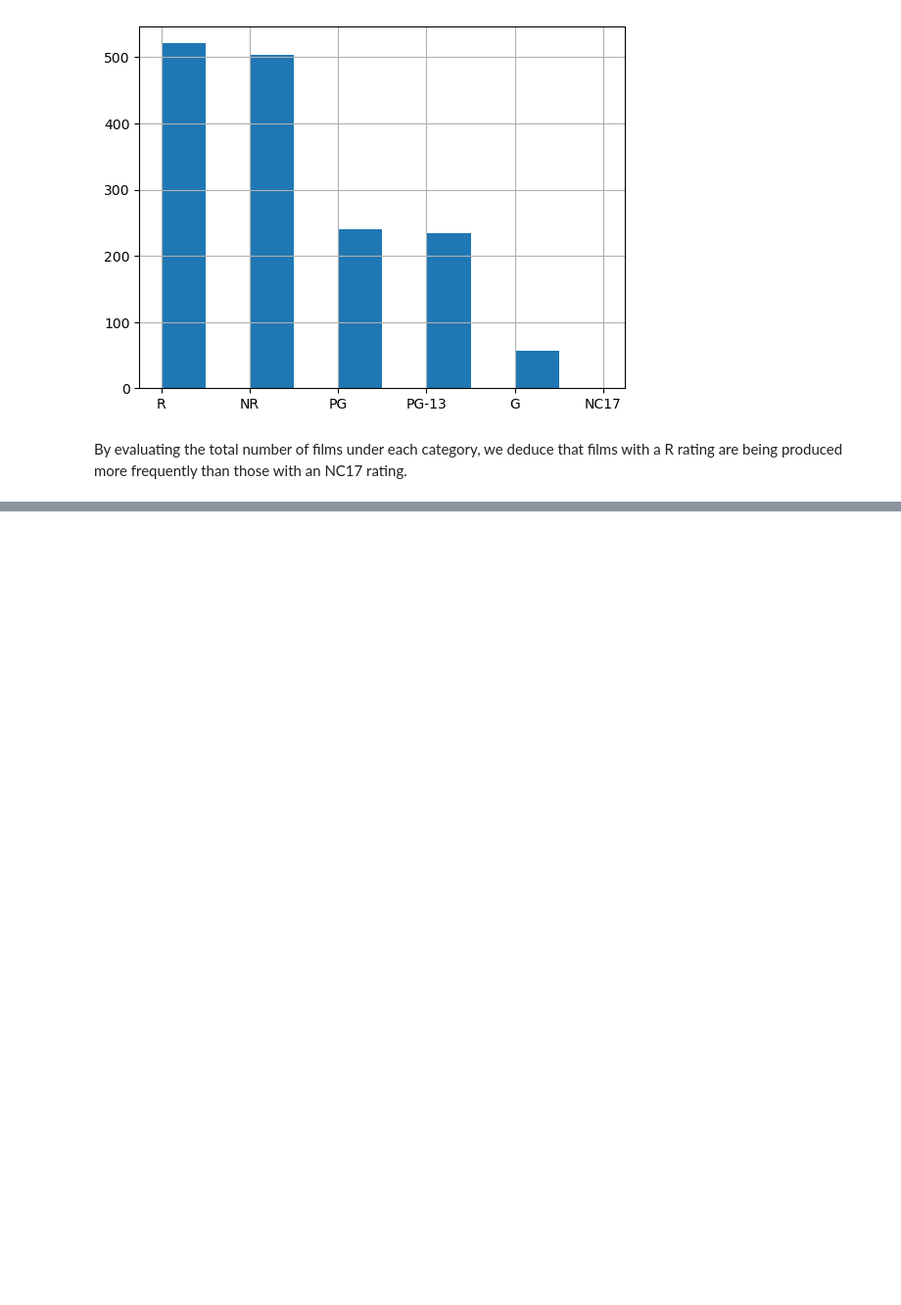
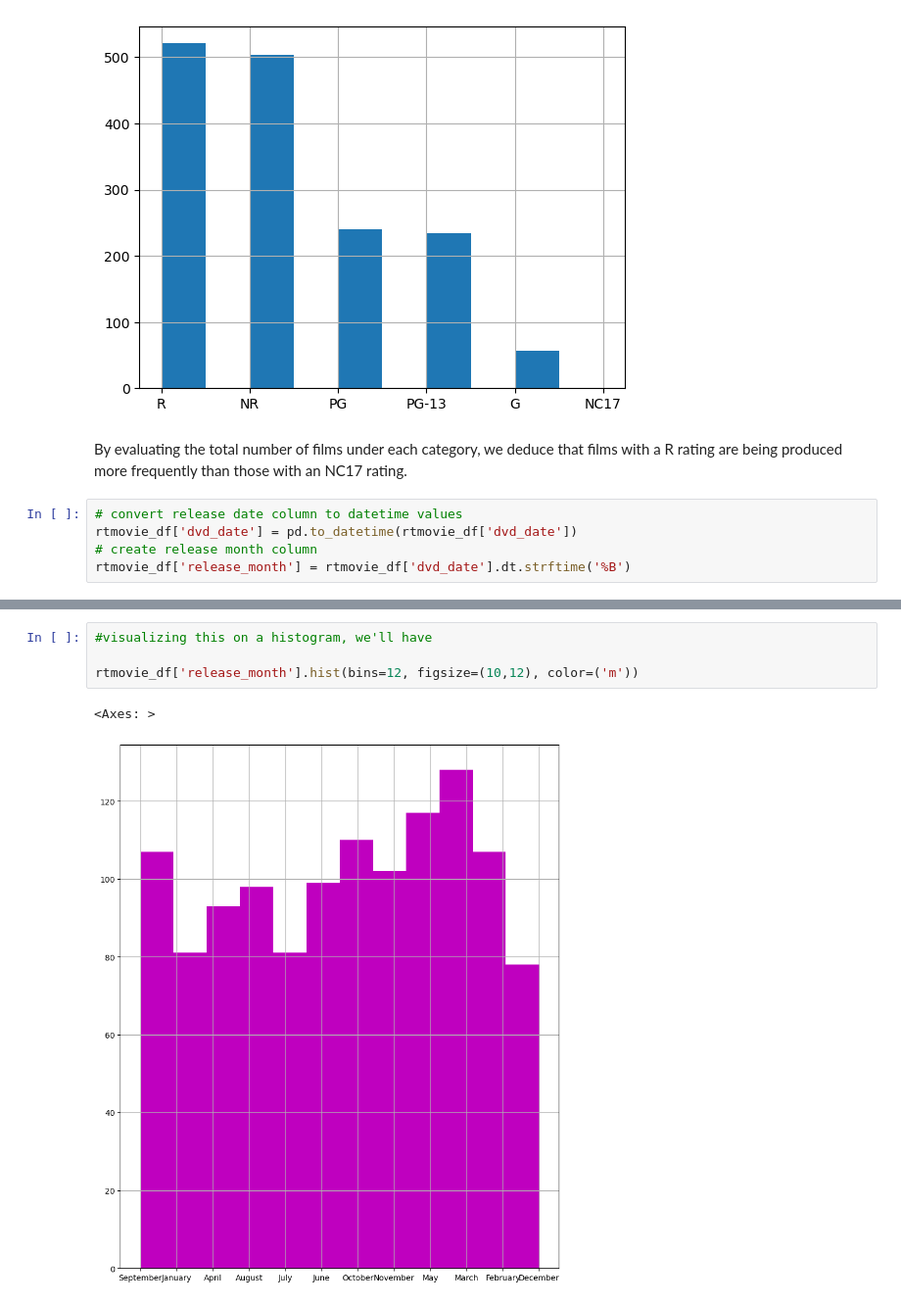
Before and after one commit to pnjoki/phase_1_project, a Jupyter notebook: code.ipynb, the cells around one changed output, grey strips where cells are left out. Shown at 98% size. Saved outputs shown, nothing was run; the diff lists cells and outputs as text; blank space fills up the shorter version.

```diff
--- a/code.ipynb
+++ b/code.ipynb
@@ -628,3 +628,8 @@ rtmovie_df['rating'].hist(bins=10)
 [figure]
 # %% [markdown]
 By evaluating the total number of films under each category, we deduce that films with a R rating are being produced more frequently than those with an NC17 rating.
+# %%
+# convert release date column to datetime values
+rtmovie_df['dvd_date'] = pd.to_datetime(rtmovie_df['dvd_date'])
+# create release month column
+rtmovie_df['release_month'] = rtmovie_df['dvd_date'].dt.strftime('%B')
@@ -630,0 +654,7 @@ By evaluating the total number of films under each category, we deduce that fi
+# %%
+#visualizing this on a histogram, we'll have
+
+rtmovie_df['release_month'].hist(bins=12, figsize=(10,12), color=('m'))
+# %% [output]
+<Axes: >
+[figure, added]
```
Also changed, not shown: parts of 17 cells of this notebook.
